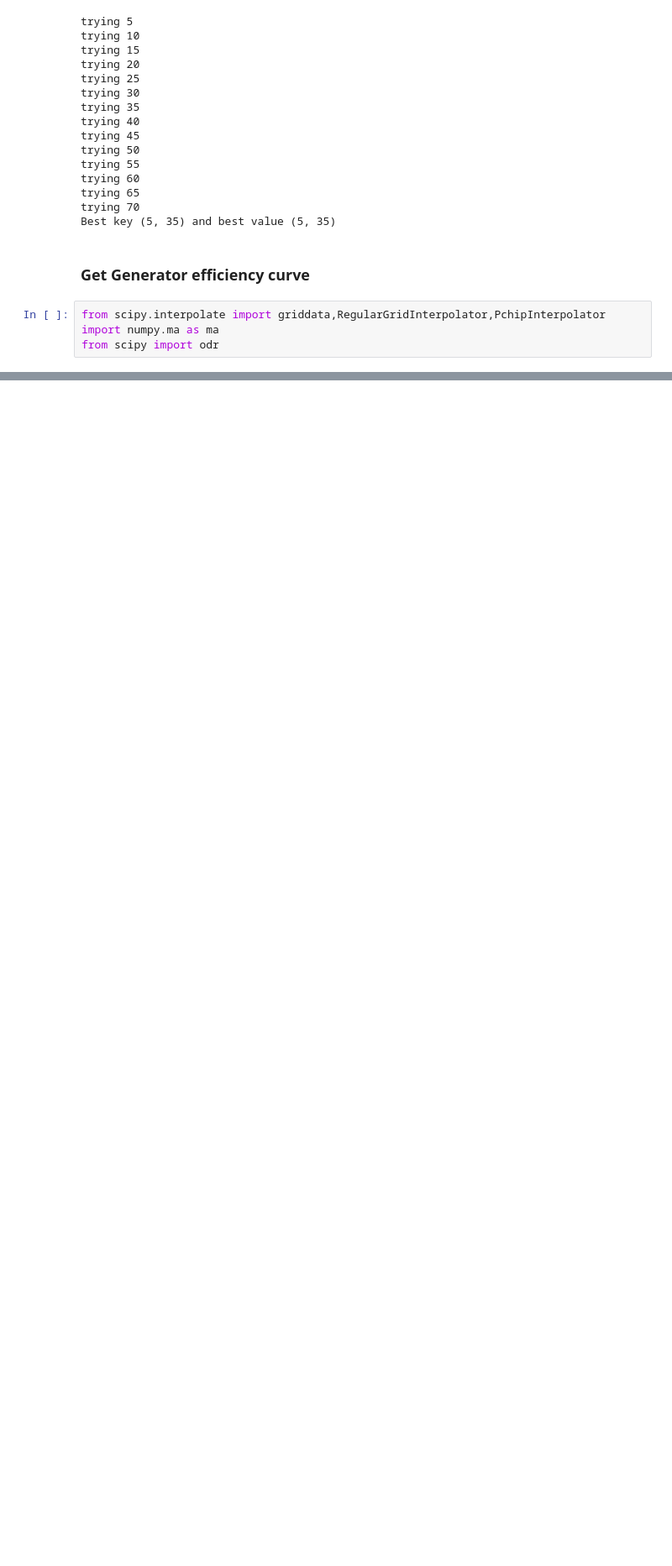
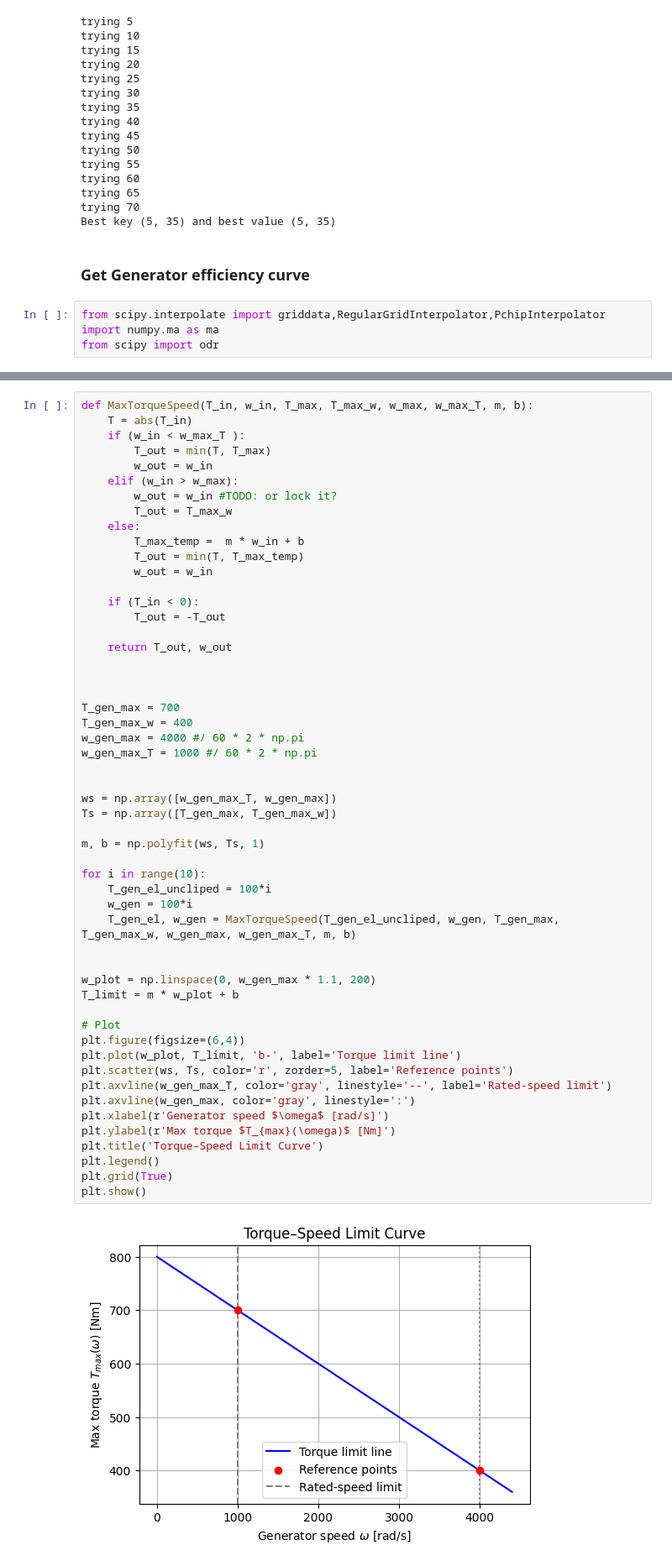
Before and after one commit to rama0422/kite-turbine-control, a Jupyter notebook: Data/GeneratorTuning.ipynb, the cells around one changed output, grey strips where cells are left out. Shown at 84% size. Cells and saved outputs as stored; diff of their text form; blank space fills up the shorter version.

```diff
--- a/Data/GeneratorTuning.ipynb
+++ b/Data/GeneratorTuning.ipynb
@@ -524,0 +507,55 @@ Efficiency = 0.7000
+# %%
+def MaxTorqueSpeed(T_in, w_in, T_max, T_max_w, w_max, w_max_T, m, b):
+    T = abs(T_in)
+    if (w_in < w_max_T ):
+        T_out = min(T, T_max)
+        w_out = w_in
+    elif (w_in > w_max):
+        w_out = w_in #TODO: or lock it?
+        T_out = T_max_w
+    else:
+        T_max_temp =  m * w_in + b
+        T_out = min(T, T_max_temp)
+        w_out = w_in
+
+    if (T_in < 0):
+        T_out = -T_out
+
+    return T_out, w_out
+
+
+
+T_gen_max = 700
+T_gen_max_w = 400
+w_gen_max = 4000 #/ 60 * 2 * np.pi
+w_gen_max_T = 1000 #/ 60 * 2 * np.pi
+
+
+ws = np.array([w_gen_max_T, w_gen_max])
+Ts = np.array([T_gen_max, T_gen_max_w])
+
+m, b = np.polyfit(ws, Ts, 1)
+
+for i in range(10):
+    T_gen_el_uncliped = 100*i
+    w_gen = 100*i
+    T_gen_el, w_gen = MaxTorqueSpeed(T_gen_el_uncliped, w_gen, T_gen_max, T_gen_max_w, w_gen_max, w_gen_max_T, m, b)
+
+
+w_plot = np.linspace(0, w_gen_max * 1.1, 200)
+T_limit = m * w_plot + b
+
+# Plot
+plt.figure(figsize=(6,4))
+plt.plot(w_plot, T_limit, 'b-', label='Torque limit line')
+plt.scatter(ws, Ts, color='r', zorder=5, label='Reference points')
+plt.axvline(w_gen_max_T, color='gray', linestyle='--', label='Rated-speed limit')
+plt.axvline(w_gen_max, color='gray', linestyle=':')
+plt.xlabel(r'Generator speed $\omega$ [rad/s]')
+plt.ylabel(r'Max torque $T_{max}(\omega)$ [Nm]')
+plt.title('Torque–Speed Limit Curve')
+plt.legend()
+plt.grid(True)
+plt.show()
+# %% [output]
+[figure, added]
```
Also changed, not shown: parts of 6 cells of this notebook.
